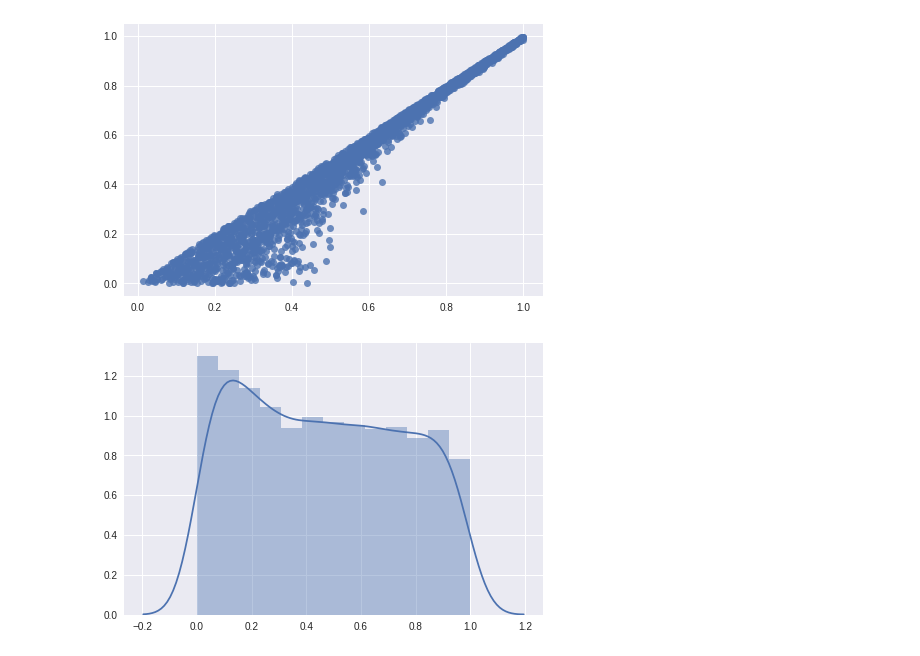
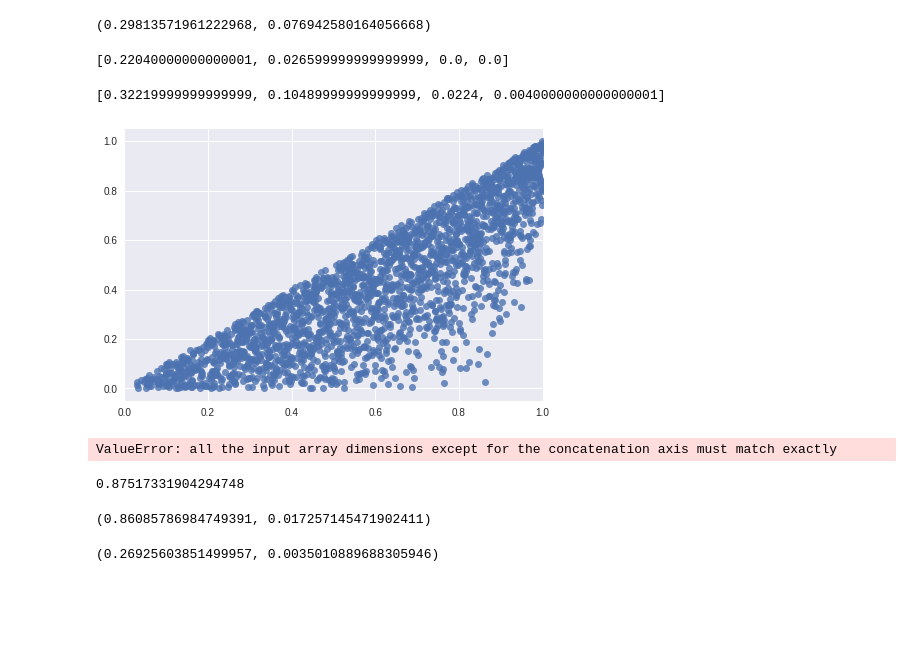
Before and after one commit to nandanrao/perceived-bargaining, a Jupyter notebook: Untitled.ipynb, the cells around one changed output. Saved outputs shown, nothing was run; the diff lists cells and outputs as text; code cells hidden in the pictures; blank space fills up the shorter version.

```diff
--- a/Untitled.ipynb
+++ b/Untitled.ipynb
@@ -100,14 +124,21 @@ def simulate(ps, name = 'basic'):
 # %%
 def get_wages(workers):
     return np.array([w.get('money') for w in workers.possessions()])
+
+def get_value(workers):
+    return np.array([v for v in workers.get_value()])
+
 def plot_xy(workers):
     y = get_wages(workers)
-    X = np.array([v for v in workers.get_value()])
-    sns.regplot(x = X, y = y, fit_reg=False)
+    X = get_value(workers)
+    sns.regplot(x = X, y = y, fit_reg=False).set(xlim = (0,1.))
 
 def plot_wage_dist(workers):
-    sns.distplot([i for i in get_wages(workers) if i])
+    wages = [i for i in get_wages(workers) if i]
+    wages = [0 if i is None else i for i in wages]
+    wages = sorted(wages)
+    sns.regplot(x = range(len(workers)), y = wages, fit_reg=False)
 # %%
 %%capture
 
-workers_4, firms = simulate({'num_firms': 3000, 'num_workers': 3000, 'apps_per_day': 4})
+workers_3, firms = simulate({'num_firms': 3000, 'num_workers': 3000, 'apps_per_day': 3})
@@ -114,8 +167,28 @@ workers_4, firms = simulate({'num_firms': 3000, 'num_workers': 3000, 'apps_per_d
+# %%
+w3_mean, w15_mean
+# %% [output]
+(0.29813571961222968, 0.076942580164056668)
+# %%
+n = 10000
+r = np.random.binomial(3, w3_mean, n)
+[(r > i).sum()/n for i in range(1,5)]
+# %% [output]
+[0.22040000000000001, 0.026599999999999999, 0.0, 0.0]
+# %%
+n = 10000
+r = np.random.binomial(15, w15_mean, n)
+[(r > i).sum()/n for i in range(1,5)]
+# %% [output]
+[0.32219999999999999, 0.10489999999999999, 0.0224, 0.0040000000000000001]
 # %%
-plot_xy(workers_4)
+plot_xy(workers_3)
 # %% [output]
-[figure, old version]
+[figure, new version]
 # %%
-plot_wage_dist(workers_4)
+plot_wage_dist(workers_3)
 # %% [output]
-[figure, removed]
+ValueError: all the input array dimensions except for the concatenation axis must match exactly
+# %%
+np.exp(-30/225)
+# %% [output]
+0.87517331904294748
@@ -121,0 +197,11 @@ plot_wage_dist(workers_4)
+# %%
+_, ta, tb = np.roots([1, -2, 1, -conf * 1/3])
+ta, tb
+# %% [output]
+(0.86085786984749391, 0.017257145471902411)
+# %%
+a = np.roots([1, -14, 91, -364, 1001, -2002, 3003, -3432, 3003, -2002, 1001, -364, 91, -14, 1, -conf * 1/15])
+fa, fb = np.real(a[(a < 1) & (a > 0)][6:8])
+fa, fb
+# %% [output]
+(0.26925603851499957, 0.0035010889688305946)
```
Also changed, not shown: parts of 18 cells of this notebook, 22 other files.
